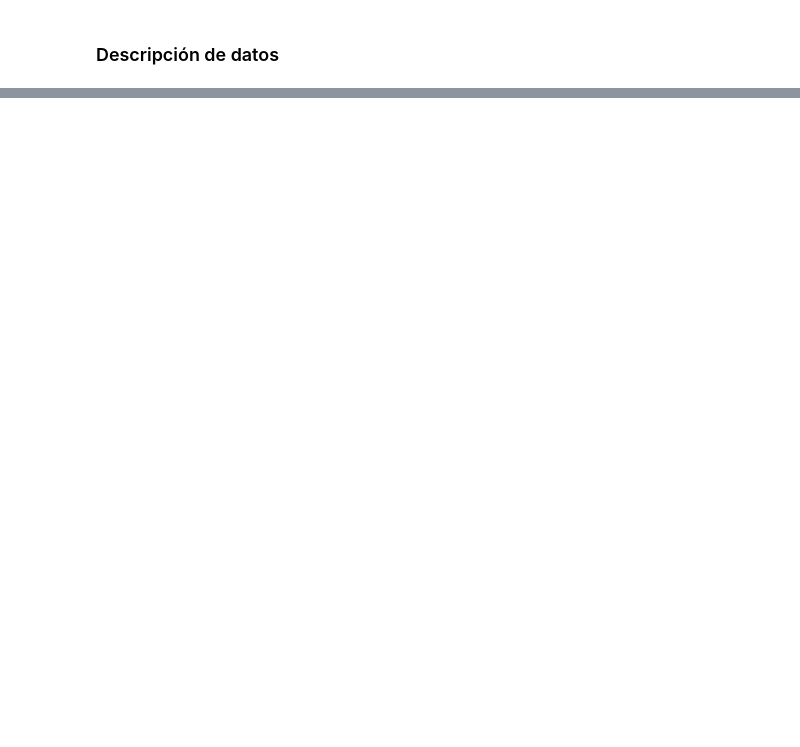
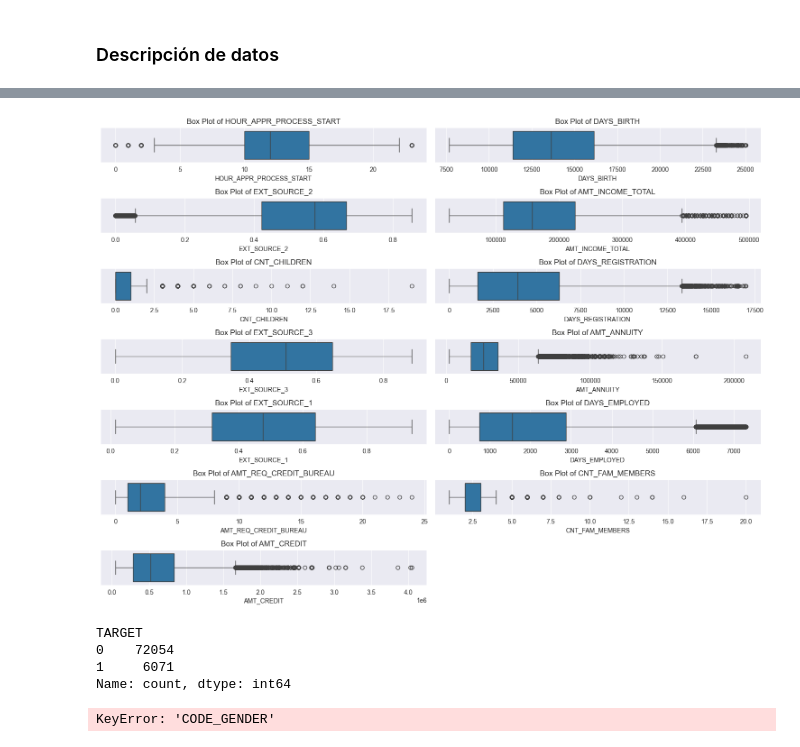
Before and after one commit to maho10/finalSeminarioII, a Jupyter notebook: analisis_exploratorio.ipynb, the cells around one changed output, grey strips where cells are left out. Saved outputs shown, nothing was run; the diff lists cells and outputs as text; code cells hidden in the pictures; blank space fills up the shorter version.

```diff
--- a/analisis_exploratorio.ipynb
+++ b/analisis_exploratorio.ipynb
@@ -230,0 +279,33 @@ data.describe()
+# %%
+data = data.loc[data['DAYS_EMPLOYED'] < 7300]
+data = data.loc[data['DAYS_REGISTRATION'] < 17000]
+data = data.loc[data['AMT_INCOME_TOTAL'] < 500000]
+data = data.loc[data['AMT_ANNUITY'] < 500000]
+
+plt.figure(figsize=(15, 20))
+for i, col in enumerate(numerical_cols, 1):
+    plt.subplot(len(numerical_cols), 2, i)
+    sns.boxplot(x=data[col])
+    plt.title(f'Box Plot of {col}')
+    plt.tight_layout()
+
+plt.show()
+# %% [output]
+[figure, added]
+# %%
+data['TARGET'].value_counts()
+# %% [output]
+TARGET
+0    72054
+1     6071
+Name: count, dtype: int64
+# %%
+from sklearn.preprocessing import LabelEncoder
+
+# Encode categorical variables
+label_encoders = {}
+for col in categorical_cols:
+    label_encoders[col] = LabelEncoder()
+    data[col] = label_encoders[col].fit_transform(data[col])
+# %% [output]
+KeyError: 'CODE_GENDER'
```
Also changed, not shown: parts of 24 cells of this notebook.
